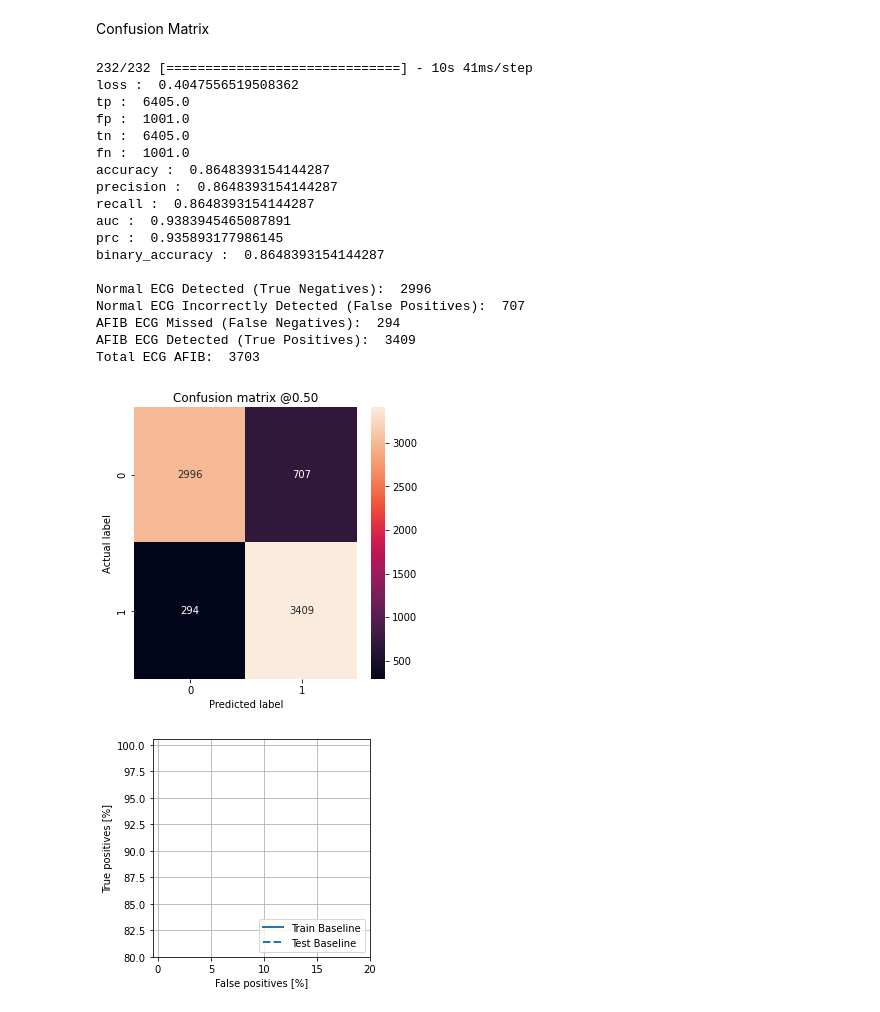
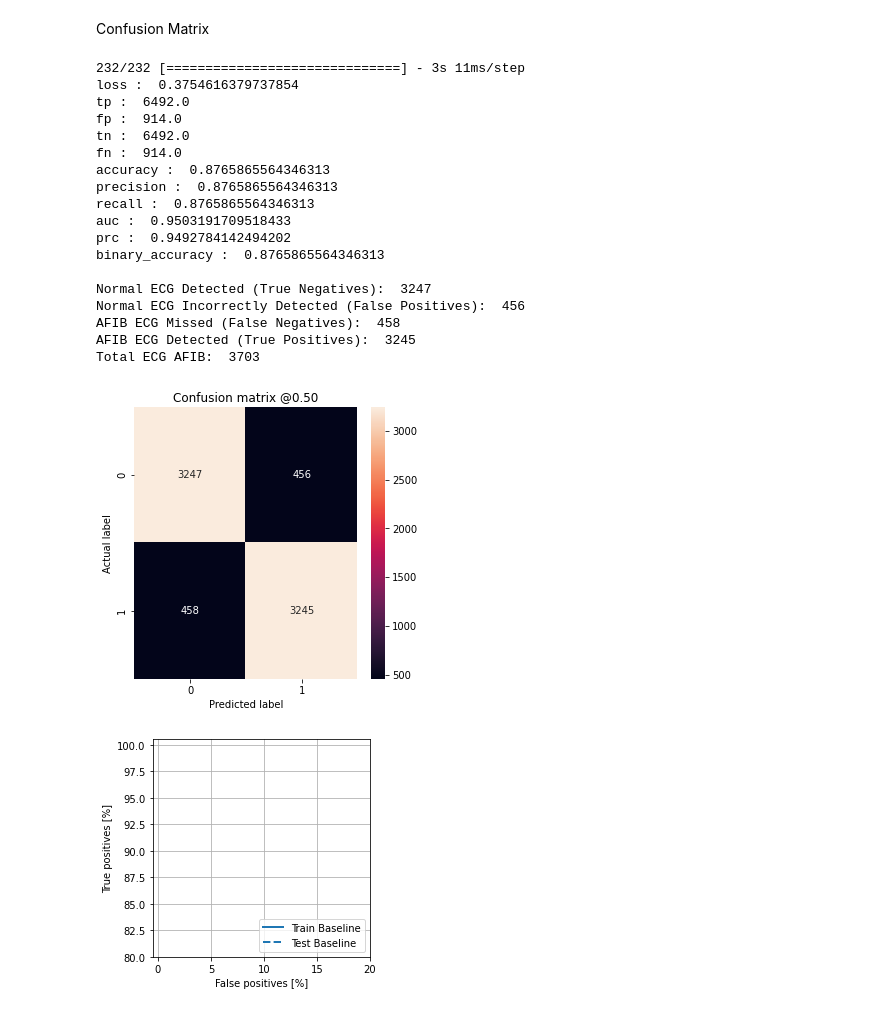
Before and after one commit to Marvin0212/AI-in-Medicine_Tsia, a Jupyter notebook: predict_pretrained.ipynb, the cells around one changed output. Cells and saved outputs as stored; diff of their text form; code cells hidden in the pictures.

```diff
--- a/predict_pretrained.ipynb
+++ b/predict_pretrained.ipynb
@@ -57,3 +60,8 @@ Mounted at /content/drive
+# %%
+with open('X_train.pkl', 'rb') as f:
+    X_train = pickle.load(f)
+with open('X_val.pkl', 'rb') as f:
+    X_val = pickle.load(f)
 # %%
 with open('X_train_std.pkl', 'rb') as f:
     X_train_std = pickle.load(f)
@@ -131,8 +139,8 @@ X_train_afib, X_test_afib = train_test_split(sdnn_afib, test_size=0.2, random_st
 
 ####Data Augmentation
 stretch_min=1.1
-stretch_max=2.5
-augmentation_factor=5
+stretch_max=2.4
+augmentation_factor=6
 #stretch normal ecg
 X_train_normal_length=len(X_train_normal)
 stretch = np.arange(stretch_min,stretch_max,0.1)
@@ -145,6 +153,7 @@ for i in index:
     new_positions = np.linspace(0, len(X_train_normal[i%X_train_normal_length,:]), stretch_length)
     X_train_normal_stretch[i,:] = np.interp(new_positions, positions, X_train_normal[i%X_train_normal_length,:])[0:3000]
 X_train_normal=X_train_normal_stretch
+del X_train_normal_length, stretch, stretch_choices, positions, new_positions,X_train_normal_stretch
 #sretch afib ecg
 X_train_afib_length=len(X_train_afib)
 stretch = np.arange(stretch_min,stretch_max,0.1)
@@ -157,6 +166,9 @@ for i in index:
     new_positions = np.linspace(0, len(X_train_normal[i%X_train_afib_length,:]), stretch_length)
     X_train_afib_stretch[i,:] = np.interp(new_positions, positions, X_train_afib[i%X_train_afib_length,:])[0:3000]
 X_train_afib=X_train_afib_stretch
+del X_train_afib_length, stretch, stretch_choices, positions, new_positions,X_train_afib_stretch
+del i
+
 #balance the training dataset without getting test data into the training data
 ids = np.arange(len(X_train_afib))
 choices = np.random.choice(ids, len(X_train_normal))
@@ -182,10 +194,10 @@ afib_class_test.fill(1)
 #combine train and test set
 X_train=np.concatenate((X_train_normal, X_train_afib_balanced))
 y_train=np.concatenate((normal_class_train, afib_class_train))
-
+del X_train_normal, X_train_afib_balanced,normal_class_train, afib_class_train
 X_val=np.concatenate((X_test_normal, X_test_afib_balanced))
 y_val=np.concatenate((normal_class_test, afib_class_test))
-
+del X_test_normal, X_test_afib_balanced,normal_class_test, afib_class_test
 #shuffle train
 order = np.arange(len(X_train))
 np.random.shuffle(order)
@@ -1328,7 +1410,9 @@ def mmake_model(metrics=METRICS, output_bias=None):
 #initial_bias = np.log([sum_class2/sum_class1])
 
 #load same weights for every model to make them comparable
-model = mmake_model()
+model = make_model()
+# Load the model from the saved checkpoint
+#model = load_model('/content/drive/My Drive/1-1CNN16&256_FullFFT&Signalmaxpool_augmentation5_512I_Dense384R0.01D0.2&384R0.01D0.3_O0.01.h5')
 model.summary()
 #early stopping
 early_stopping = tf.keras.callbacks.EarlyStopping(
@@ -1337,18 +1421,21 @@ early_stopping = tf.keras.callbacks.EarlyStopping(
     patience=20, # number of epochs that didnt bring an improvement
     mode='min',
     restore_best_weights=True)
+
 #safe best model after every epoch
-checkpoint = ModelCheckpoint(filepath='/content/drive/My Drive/best_model.h5', monitor='val_loss', save_best_only=True, verbose=1)
+checkpoint = ModelCheckpoint(filepath='/content/drive/My Drive/best_model.h5',
+                             monitor='val_loss',
+                             save_best_only=True,
+                             verbose=1)
 
 history = model.fit(
     (X_train_std,X_train_fft), Y_train,
     validation_data=((X_val_std,X_val_fft), Y_val),
-    epochs=150,
+    epochs=300,
     #callbacks=[early_stopping],
     callbacks=[checkpoint],
     batch_size=128,
     #class_weight=class_weight,
-    # batch_size=BATCH_SIZE,
     verbose=1,
 )
 
@@ -1431,52 +1518,52 @@ Best epoch: 14
 Confusion Matrix
 # %%
 #get best model from Training
-model=load_model('/content/drive/My Drive/best_model.h5')
+#model=load_model('/content/drive/My Drive/best_model.h5')
 
-#train_predictions_baseline = model.predict(X_train_std,verbose=0)
+#train_predictions_baseline = model.predict((X_train_std,X_train_fft),verbose=0)
 #test_predictions_baseline = model.predict((X_val_std,X_val_fft),verbose=0)
 test_predictions_baseline = model.predict((X_val_std,X_val_fft))
 def plot_cm(labels, predictions, p=0.5):
   cm = confusion_matrix(labels, predictions > p)
   plt.figure(figsize=(5,5))
   sns.heatmap(cm, annot=True, fmt="d")
   plt.title('Confusion matrix @{:.2f}'.format(p))
   plt.ylabel('Actual label')
   plt.xlabel('Predicted label')
 
   print('Normal ECG Detected (True Negatives): ', cm[0][0])
   print('Normal ECG Incorrectly Detected (False Positives): ', cm[0][1])
   print('AFIB ECG Missed (False Negatives): ', cm[1][0])
   print('AFIB ECG Detected (True Positives): ', cm[1][1])
   print('Total ECG AFIB: ', np.sum(cm[1]))
 
 baseline_results = model.evaluate((X_val_std,X_val_fft), Y_val,verbose=0)
 for name, value in zip(model.metrics_names, baseline_results):
   print(name, ': ', value)
 print()
 
 plot_cm(Y_val.argmax(axis=1), test_predictions_baseline.argmax(axis=1))
 #plot_cm(Y_train.argmax(axis=1), train_predictions_baseline.argmax(axis=1))
 # %% [output]
-232/232 [==============================] - 10s 41ms/step
-loss :  0.4047556519508362
-tp :  6405.0
-fp :  1001.0
-tn :  6405.0
-fn :  1001.0
-accuracy :  0.8648393154144287
-precision :  0.8648393154144287
-recall :  0.8648393154144287
-auc :  0.9383945465087891
-prc :  0.935893177986145
-binary_accuracy :  0.8648393154144287
+232/232 [==============================] - 3s 11ms/step
+loss :  0.3754616379737854
+tp :  6492.0
+fp :  914.0
+tn :  6492.0
+fn :  914.0
+accuracy :  0.8765865564346313
+precision :  0.8765865564346313
+recall :  0.8765865564346313
+auc :  0.9503191709518433
+prc :  0.9492784142494202
+binary_accuracy :  0.8765865564346313
 
-Normal ECG Detected (True Negatives):  2996
-Normal ECG Incorrectly Detected (False Positives):  707
-AFIB ECG Missed (False Negatives):  294
-AFIB ECG Detected (True Positives):  3409
+Normal ECG Detected (True Negatives):  3247
+Normal ECG Incorrectly Detected (False Positives):  456
+AFIB ECG Missed (False Negatives):  458
+AFIB ECG Detected (True Positives):  3245
 Total ECG AFIB:  3703
-[figure, old version]
+[figure, new version]
 # %%
 colors = plt.rcParams['axes.prop_cycle'].by_key()['color']
 def plot_roc(name, labels, predictions, **kwargs):
```
Also changed, not shown: parts of 17 cells of this notebook.
